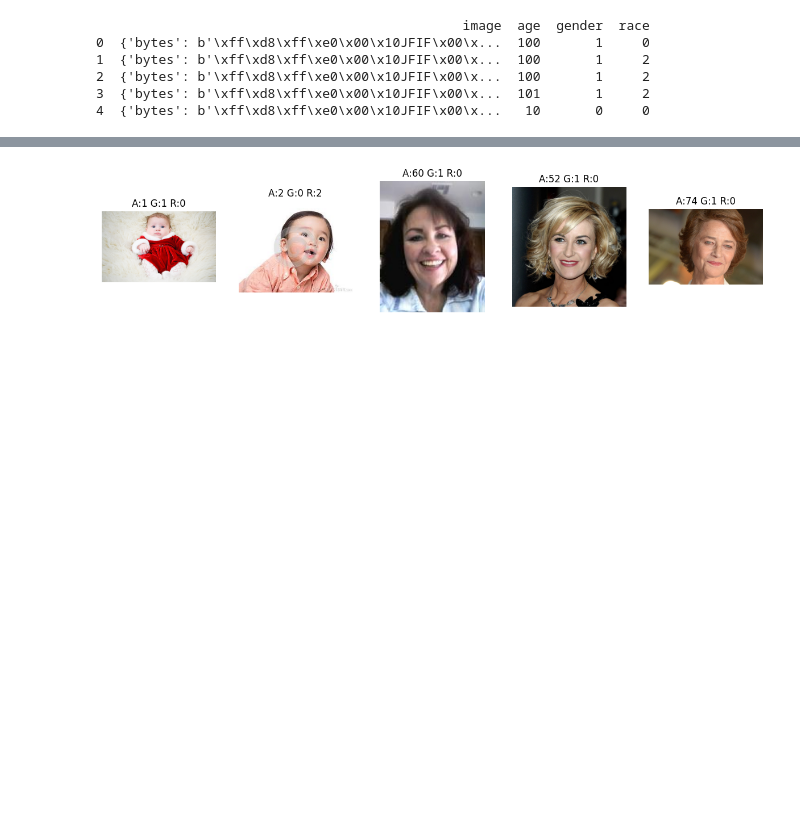
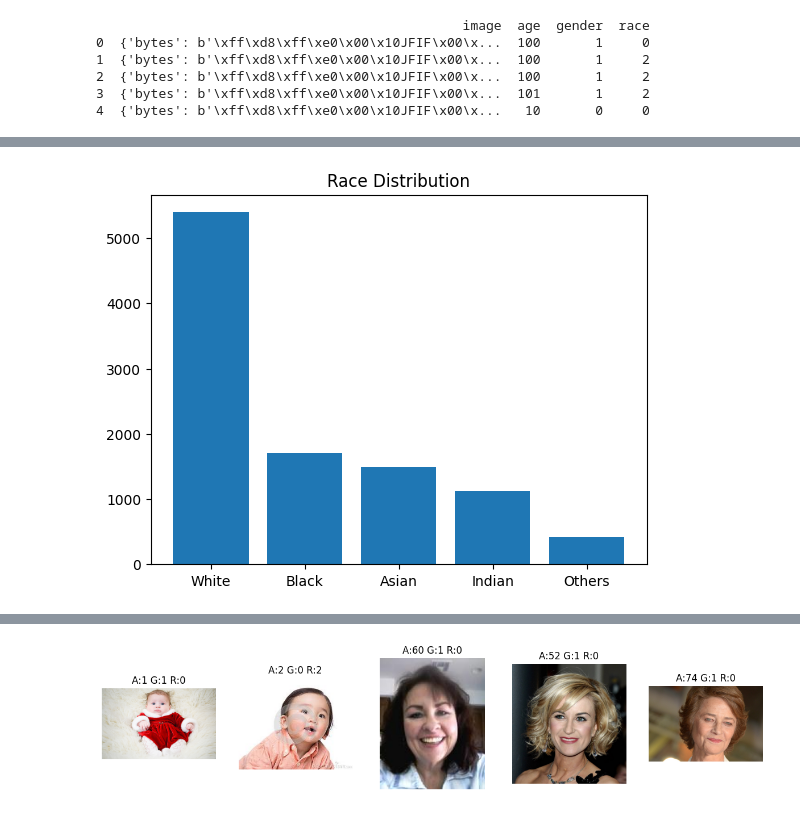
Before and after one commit to sorna-fast/utkface-deep-learning-service, a Jupyter notebook: notebooks/model_training.ipynb, the cells around one changed output, grey strips where cells are left out. Drawn from its saved outputs; the diff is of its cells as text; code cells hidden in the pictures; blank space fills up the shorter version.

```diff
--- a/notebooks/model_training.ipynb
+++ b/notebooks/model_training.ipynb
@@ -62,0 +146,7 @@ import io
+# %%
+plt.bar(RACE_LABEL,race_counts.values)
+plt.title("Race Distribution")
+plt.savefig("../plots/race-distribution-bar.png")
+plt.show()
+# %% [output]
+[figure, added]
```
Also changed, not shown: parts of 23 cells of this notebook, 10 other files.
